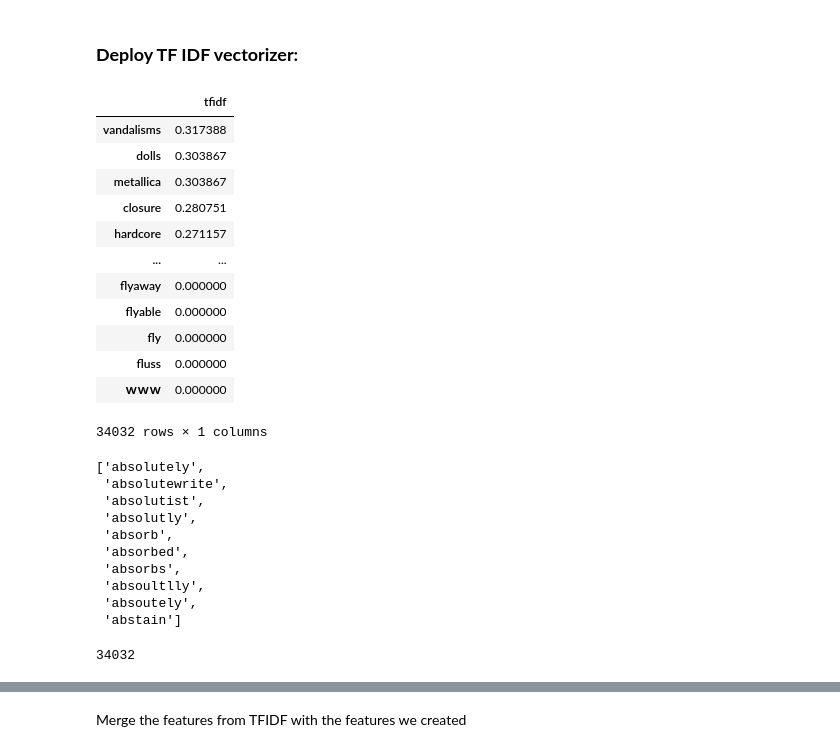
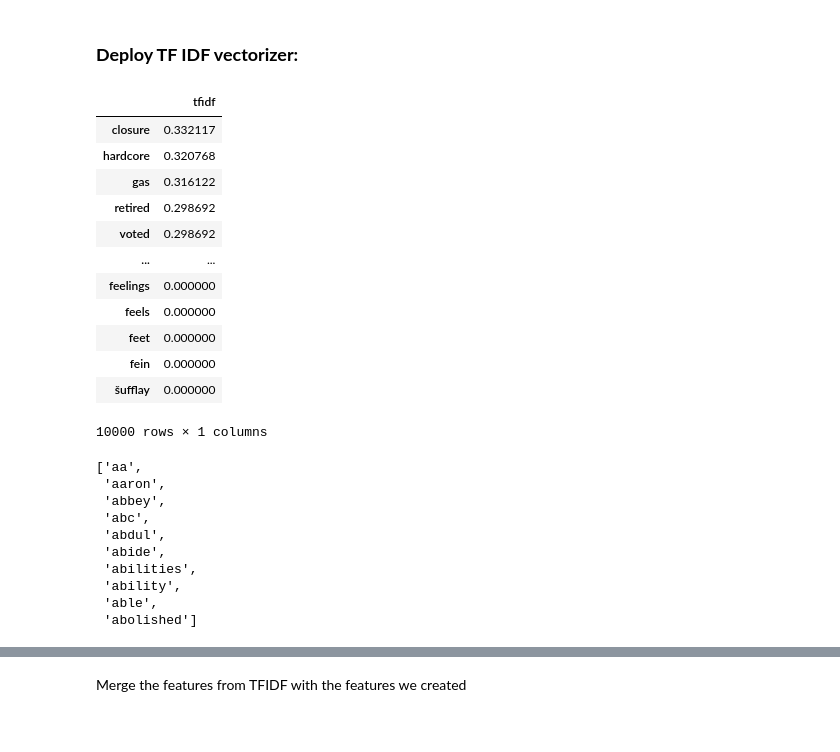
Before and after one commit to orbenishay/Classification, a Jupyter notebook: Toxic_comments_classification.ipynb, the cells around one changed output, grey strips where cells are left out. Saved outputs shown, nothing was run; the diff lists cells and outputs as text; code cells hidden in the pictures.

```diff
--- a/Toxic_comments_classification.ipynb
+++ b/Toxic_comments_classification.ipynb
@@ -479,38 +479,34 @@ traincomments.comment_text = traincomments.comment_text.apply(lambda x:clean(x))
 # %% [markdown]
 ### **Deploy TF IDF vectorizer:**
 # %%
-tfidf_vectorizer=TfidfVectorizer(use_idf=True, stop_words = 'english')  # TFIDF
+tfidf_vectorizer=TfidfVectorizer(use_idf=True, stop_words = 'english',max_features=10000)  # TFIDF
 tfidf_vectorizer_vectors=tfidf_vectorizer.fit_transform(traincomments['comment_text']) # fit_transform
 df_1st_comm_vecs = pd.DataFrame(tfidf_vectorizer_vectors[0].T.todense(), index=tfidf_vectorizer.get_feature_names(), columns=["tfidf"]) #place tf-idf values in df
 df_1st_comm_vecs.sort_values(by=["tfidf"],ascending=False) # print vectors of 1st comment as example
 # %% [output]
 |  | tfidf |
-| vandalisms | 0.317388 |
-| dolls | 0.303867 |
-| metallica | 0.303867 |
-| closure | 0.280751 |
-| hardcore | 0.271157 |
+| closure | 0.332117 |
+| hardcore | 0.320768 |
+| gas | 0.316122 |
+| retired | 0.298692 |
+| voted | 0.298692 |
 | ... | ... |
-| flyaway | 0.000000 |
-| flyable | 0.000000 |
-| fly | 0.000000 |
-| fluss | 0.000000 |
-| ｗｗｗ | 0.000000 |
+| feelings | 0.000000 |
+| feels | 0.000000 |
+| feet | 0.000000 |
+| fein | 0.000000 |
+| šufflay | 0.000000 |
-34032 rows × 1 columns
+10000 rows × 1 columns
 # %%
-tfidf_vectorizer.get_feature_names()[100:110]
+tfidf_vectorizer.get_feature_names()[0:10]
 # %% [output]
-['absolutely',
- 'absolutewrite',
- 'absolutist',
- 'absolutly',
- 'absorb',
- 'absorbed',
- 'absorbs',
- 'absoultlly',
- 'absoutely',
- 'abstain']
+['aa',
+ 'aaron',
+ 'abbey',
+ 'abc',
+ 'abdul',
+ 'abide',
+ 'abilities',
+ 'ability',
+ 'able',
+ 'abolished']
-# %%
-print(len(tfidf_vectorizer.get_feature_names()))
-# %% [output]
-34032
```
Also changed, not shown: parts of 5 cells of this notebook.
